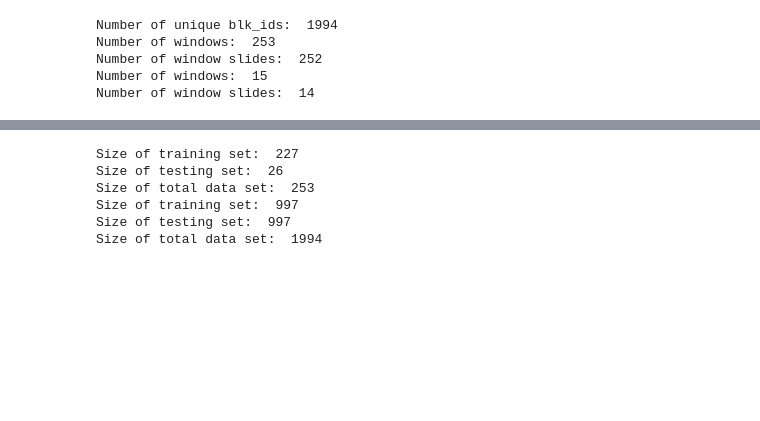
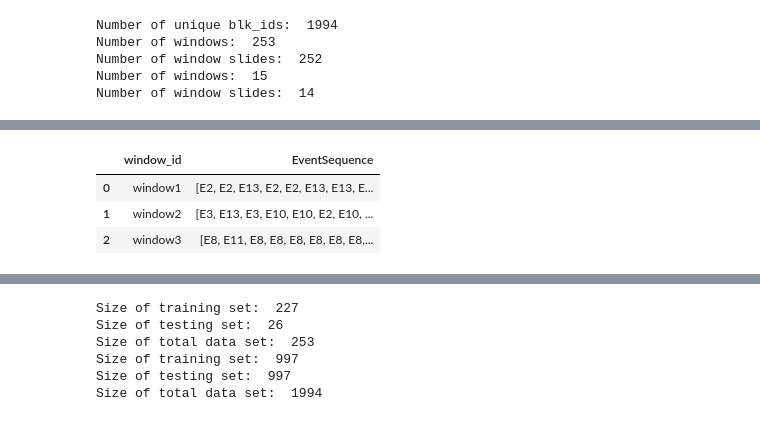
Before and after one commit to jadoonengr/Anomaly_Detection, a Jupyter notebook: Example.ipynb, the cells around one changed output, grey strips where cells are left out. Drawn from its saved outputs; the diff is of its cells as text; code cells hidden in the pictures; blank space fills up the shorter version.

```diff
--- a/Example.ipynb
+++ b/Example.ipynb
@@ -42,0 +50,7 @@ Number of window slides:  14
+# %%
+df_h.head(3)
+# %% [output]
+|  | window_id | EventSequence |
+| 0 | window1 | [E2, E2, E13, E2, E2, E13, E13, E... |
+| 1 | window2 | [E3, E13, E3, E10, E10, E2, E10, ... |
+| 2 | window3 | [E8, E11, E8, E8, E8, E8, E8, E8,... |
```
Also changed, not shown: parts of 13 cells of this notebook, 3 other files.
